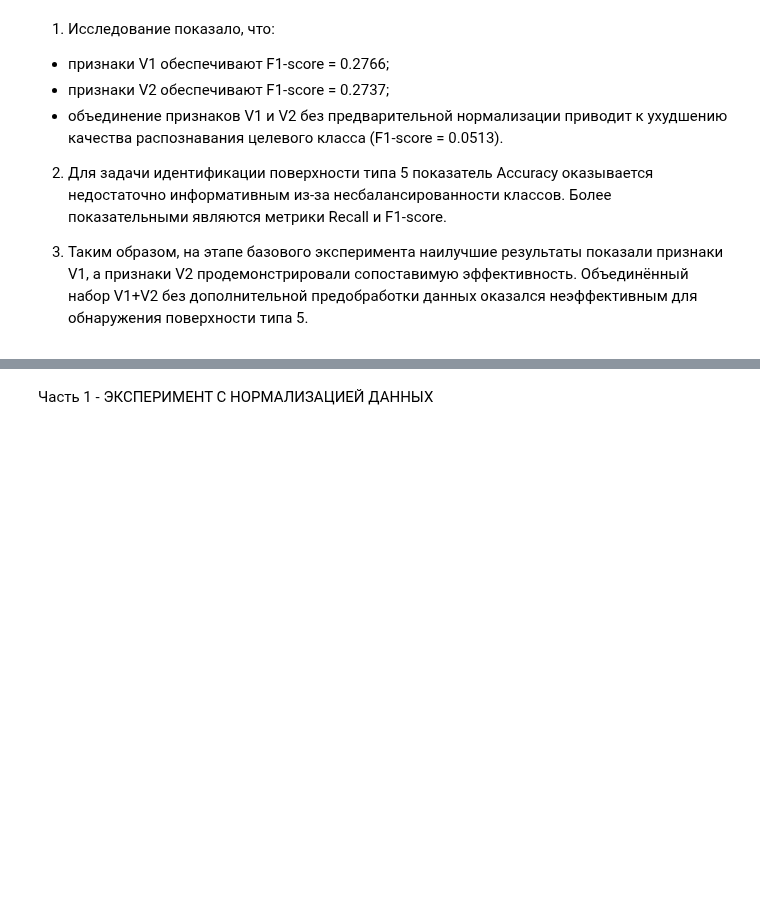
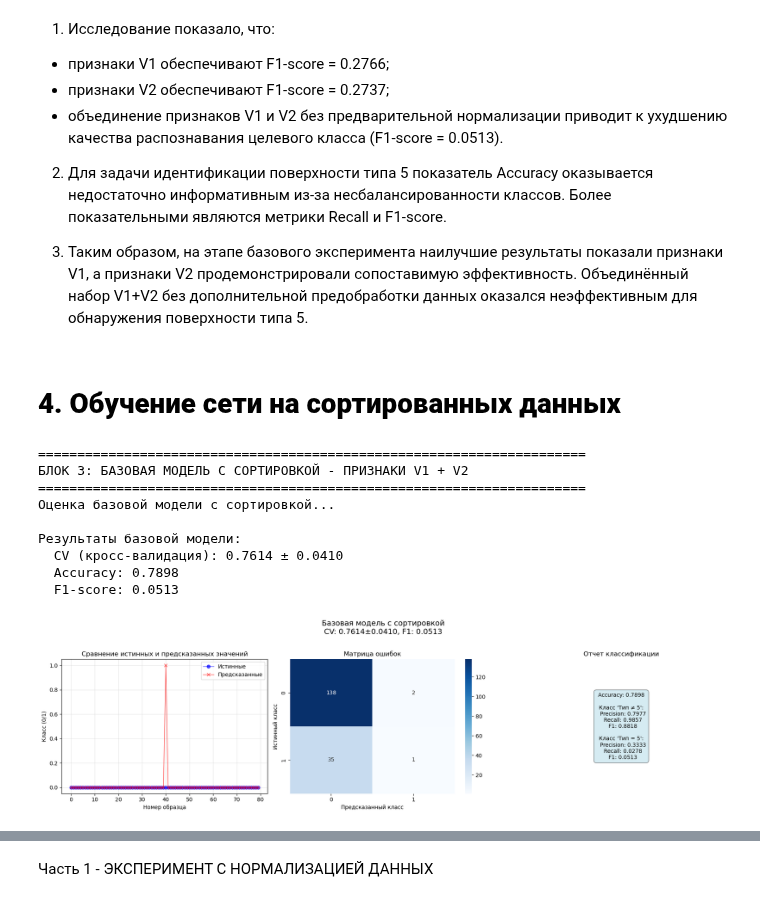
Before and after one commit to GhostCalculator19/MIA_Robo_Lab_02, a Jupyter notebook: Report/Report_A.ipynb, the cells around one changed output, grey strips where cells are left out. Cells and saved outputs as stored; diff of their text form; code cells hidden in the pictures; blank space fills up the shorter version.

```diff
--- a/Report/Report_A.ipynb
+++ b/Report/Report_A.ipynb
@@ -178,6 +180,25 @@ if data is not None:
     X_v1v2, y_v1v2 = prepare_data_v1v2(data, target_type=5)
 
     X, y = X_v1v2, y_v1v2
+
+    # Cортированные X_v1v2 y_v1v2
+
+    # Создаем DataFrame
+    df_sorted = pd.DataFrame(X)
+    df_sorted['target'] = y
+
+    # Сортируем по классу
+    df_sorted = df_sorted.sort_values(
+        by='target',
+        ascending=True
+    )
+
+    # Возвращаем X и y cортированные
+    X_sorted = df_sorted.drop(
+        columns=['target']
+    ).values
+
+    y_sorted = df_sorted['target'].values
 
     # Показываем первые 5 строк признаков
 
@@ -599,3 +620,50 @@ results_table
 2. Для задачи идентификации поверхности типа 5 показатель Accuracy оказывается недостаточно информативным из-за несбалансированности классов. Более показательными являются метрики Recall и F1-score.
 
 3. Таким образом, на этапе базового эксперимента наилучшие результаты показали признаки V1, а признаки V2 продемонстрировали сопоставимую эффективность. Объединённый набор V1+V2 без дополнительной предобработки данных оказался неэффективным для обнаружения поверхности типа 5.
+# %% [markdown]
+# **4. Обучение сети на сортированных данных**
+# %%
+# ---------- БЛОК 4: БАЗОВАЯ МОДЕЛЬ С СОРТИРОВКОЙ ----------
+if X_sorted is not None and y_sorted is not None:
+    print("\n" + "="*70)
+    print("БЛОК 3: БАЗОВАЯ МОДЕЛЬ С СОРТИРОВКОЙ - ПРИЗНАКИ V1 + V2")
+    print("="*70)
+
+    # Создание и оценка базовой модели
+    base_model = MLPClassifier(
+        hidden_layer_sizes=(50, 25),
+        activation='relu',
+        solver='adam',
+        max_iter=500,
+        random_state=42,
+        verbose=False
+    )
+
+    print("Оценка базовой модели c сортировкой...")
+    results_sorted = evaluate_model(X_sorted, y_sorted, base_model, cv=4)
+
+    print(f"\nРезультаты базовой модели:")
+    print(f"  CV (кросс-валидация): {results_sorted['cv_mean']:.4f} ± {results_sorted['cv_std']:.4f}")
+    print(f"  Accuracy: {results_sorted['accuracy']:.4f}")
+    print(f"  F1-score: {results_sorted['f1']:.4f}")
+
+    # Визуализация результатов базовой модели
+    plot_training_results(
+        y_sorted,
+        results_sorted['y_pred'],
+        title="Базовая модель с сортировкой",
+        model_info=f"CV: {results_sorted['cv_mean']:.4f}±{results_sorted['cv_std']:.4f}, F1: {results_sorted['f1']:.4f}"
+    )
+else:
+    print("Пропускаем Блок 3 - нет данных для работы")
+# %% [output]
+======================================================================
+БЛОК 3: БАЗОВАЯ МОДЕЛЬ С СОРТИРОВКОЙ - ПРИЗНАКИ V1 + V2
+======================================================================
+Оценка базовой модели c сортировкой...
+
+Результаты базовой модели:
+  CV (кросс-валидация): 0.7614 ± 0.0410
+  Accuracy: 0.7898
+  F1-score: 0.0513
+[figure, added]
```
Also changed, not shown: parts of 11 cells of this notebook, 5 other files.
